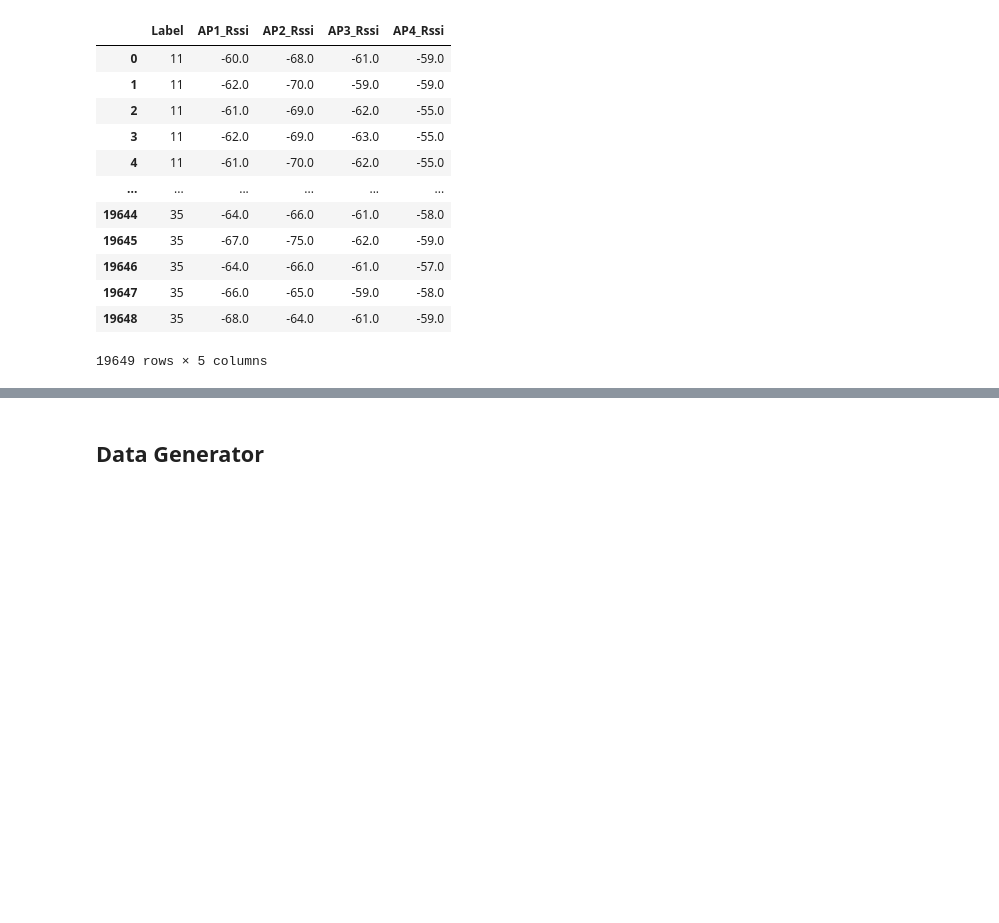
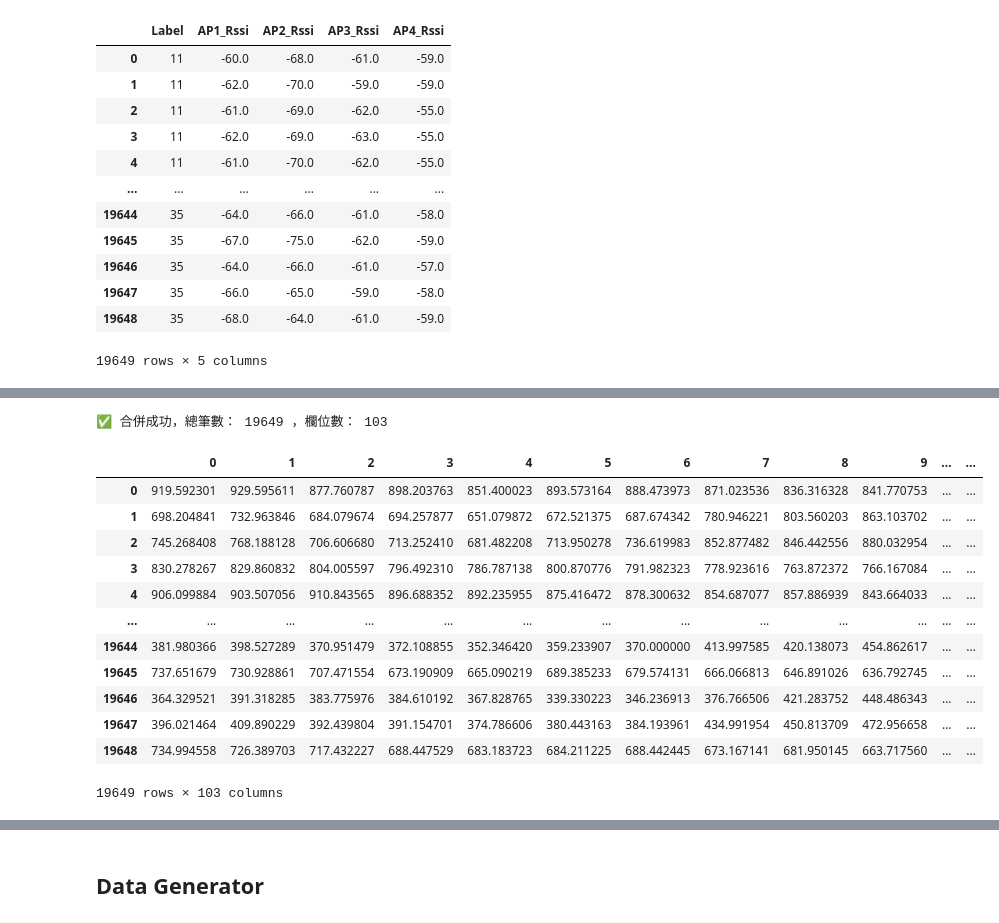
Before and after one commit to kuku000/csi_tool, a Jupyter notebook: model_CNN/rssicsi_train copy.ipynb, the cells around one changed output, grey strips where cells are left out. Cells and saved outputs as stored; diff of their text form; code cells hidden in the pictures; blank space fills up the shorter version.

```diff
--- a/model_CNN/rssicsi_train copy.ipynb
+++ b/model_CNN/rssicsi_train copy.ipynb
@@ -30,6 +30,7 @@ from model import *
 #   CSI資料載入
 # %%
 csi_path = "/media/mcs/1441ae67-d7cd-43e6-b028-169f78661a2f/kyle/csi_tool/csi_dataset/localization_phone/1223_phone/5G/20MHz/csv/all"
+rssi_path = "/media/mcs/1441ae67-d7cd-43e6-b028-169f78661a2f/kyle/csi_tool/csi_dataset/RSSI/timestamp_allignment_Balanced_2024_12_14_rtt_logs.csv"
 # %%
 # Load data CSI
 reference_points = {}
@@ -56,7 +57,3 @@ data
 | 24498 | 401.220638 | 416.688133 | 388.561449 | 390.436935 | 370.411933 | 382.498366 | 394.452786 | 436.664631 | 446.643034 | 495.258518 | ... | ... |
 | 24499 | 753.160010 | 739.957431 | 724.996552 | 704.264865 | 701.806954 | 717.674717 | 715.455100 | 674.985185 | 658.325907 | 679.605768 | ... | ... |
 24500 rows × 98 columns
-# %%
-csi = data
-# %%
-csi["Label"] = rp_labels
@@ -356,0 +314,56 @@ df_merged_all[rssi_columns] = df_merged_all[rssi_columns].fillna(0)
+# %%
+import pandas as pd
+
+def safe_label_merge(data_filtered, rssi_filtered):
+    # 防呆檢查欄位
+    if "Label" not in data_filtered.columns or "Label" not in rssi_filtered.columns:
+        raise ValueError("兩個 DataFrame 都必須包含 'Label' 欄位")
+
+    # 防呆檢查每個 Label 的筆數
+    label_counts_data = data_filtered["Label"].value_counts().sort_index()
+    label_counts_rssi = rssi_filtered["Label"].value_counts().sort_index()
+
+    if not label_counts_data.equals(label_counts_rssi):
+        print("❌ Label 筆數不一致：")
+        print("data_filtered:\n", label_counts_data)
+        print("rssi_filtered:\n", label_counts_rssi)
+        raise ValueError("每個 Label 的筆數在兩個資料集之間不一致")
+
+    # 加入 group-wise index：0~400 每組
+    def add_group_index(df):
+        return df.groupby("Label", group_keys=False).apply(lambda x: x.reset_index(drop=True))
+
+    data_sorted = add_group_index(data_filtered.copy())
+    rssi_sorted = add_group_index(rssi_filtered.copy())
+
+    # 防呆檢查 Label 是否完全一樣 & 順序一致
+    if not (data_sorted["Label"].values == rssi_sorted["Label"].values).all():
+        raise ValueError("兩個資料集的 Label 值或順序不一致，無法安全合併")
+
+    # 移除 rssi 裡的 Label 欄位，避免重複
+    rssi_only = rssi_sorted.drop(columns=["Label"])
+
+    # 合併
+    combined = pd.concat([data_sorted.reset_index(drop=True), rssi_only.reset_index(drop=True)], axis=1)
+
+    print("✅ 合併成功，總筆數：", combined.shape[0], "，欄位數：", combined.shape[1])
+    return combined
+combined = safe_label_merge(data_filtered, rssi_filtered)
+# %% [output]
+✅ 合併成功，總筆數： 19649 ，欄位數： 103
+# %%
+combined
+# %% [output]
+|  | 0 | 1 | 2 | 3 | 4 | 5 | 6 | 7 | 8 | 9 | ... | ... |
+| 0 | 919.592301 | 929.595611 | 877.760787 | 898.203763 | 851.400023 | 893.573164 | 888.473973 | 871.023536 | 836.316328 | 841.770753 | ... | ... |
+| 1 | 698.204841 | 732.963846 | 684.079674 | 694.257877 | 651.079872 | 672.521375 | 687.674342 | 780.946221 | 803.560203 | 863.103702 | ... | ... |
+| 2 | 745.268408 | 768.188128 | 706.606680 | 713.252410 | 681.482208 | 713.950278 | 736.619983 | 852.877482 | 846.442556 | 880.032954 | ... | ... |
+| 3 | 830.278267 | 829.860832 | 804.005597 | 796.492310 | 786.787138 | 800.870776 | 791.982323 | 778.923616 | 763.872372 | 766.167084 | ... | ... |
+| 4 | 906.099884 | 903.507056 | 910.843565 | 896.688352 | 892.235955 | 875.416472 | 878.300632 | 854.687077 | 857.886939 | 843.664033 | ... | ... |
+| ... | ... | ... | ... | ... | ... | ... | ... | ... | ... | ... | ... | ... |
+| 19644 | 381.980366 | 398.527289 | 370.951479 | 372.108855 | 352.346420 | 359.233907 | 370.000000 | 413.997585 | 420.138073 | 454.862617 | ... | ... |
+| 19645 | 737.651679 | 730.928861 | 707.471554 | 673.190909 | 665.090219 | 689.385233 | 679.574131 | 666.066813 | 646.891026 | 636.792745 | ... | ... |
+| 19646 | 364.329521 | 391.318285 | 383.775976 | 384.610192 | 367.828765 | 339.330223 | 346.236913 | 376.766506 | 421.283752 | 448.486343 | ... | ... |
+| 19647 | 396.021464 | 409.890229 | 392.439804 | 391.154701 | 374.786606 | 380.443163 | 384.193961 | 434.991954 | 450.813709 | 472.956658 | ... | ... |
+| 19648 | 734.994558 | 726.389703 | 717.432227 | 688.447529 | 683.183723 | 684.211225 | 688.442445 | 673.167141 | 681.950145 | 663.717560 | ... | ... |
+19649 rows × 103 columns
```
Also changed, not shown: parts of 94 cells of this notebook, 2 other files.
